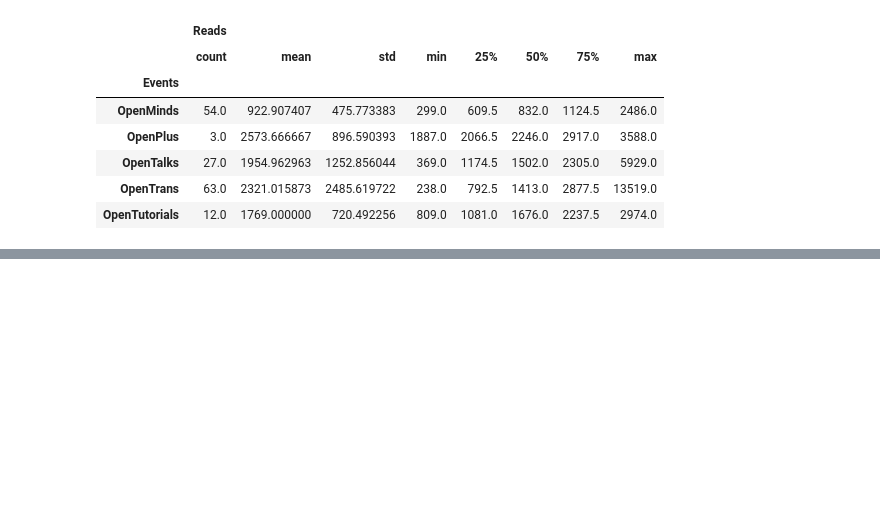
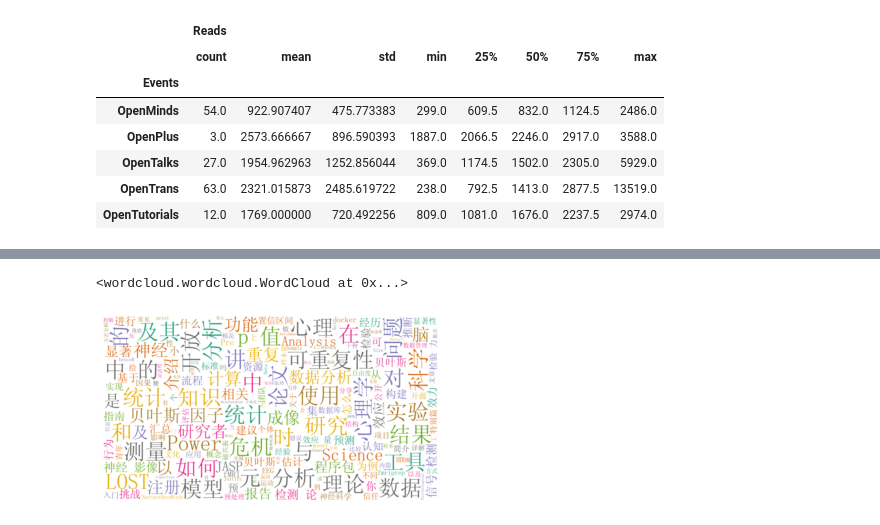
Before and after one commit to Chinese-Open-Science-Network/COSN_Manuscript, a Jupyter notebook: notebooks/cosn_fig3.ipynb, the cells around one changed output, grey strips where cells are left out. Drawn from its saved outputs; the diff is of its cells as text; code cells hidden in the pictures; blank space fills up the shorter version.

Commit message:
word cloud added

```diff
--- a/notebooks/cosn_fig3.ipynb
+++ b/notebooks/cosn_fig3.ipynb
@@ -16,8 +16,12 @@ from datetime import datetime
 # Read data
 data_dir = Path(proj_path_str) / 'data'
 fig_dir = Path(proj_path_str) / 'figs'
+logo_dir = Path(proj_path_str) / 'logo'
 
 data_tab_file  = data_dir / 'cosn_events.csv'
+wordcloud_out_file  = fig_dir / 'cosn_wordCloud.png'
+
+#
 data_df = pd.read_csv(data_tab_file, sep=',', header=0, index_col=None)
 
 # format time string
@@ -181,3 +184,16 @@ Top 5 most reads for OpenPlus
 | 29 | OpenPlus | 2021-12-01 | 3588 | 圣诞特别节目：Merry Industry | Christmas special event: Merry In... |
 | 13 | OpenPlus | 2020-12-01 | 2246 | 年终特别篇：To be or not to be——2020逼你二选一 | 年终特别篇：To be or not to be——2020逼你二选一 |
 | 10 | OpenPlus | 2020-10-01 | 1887 | 万圣节特别篇：Trick or treat——从学术圈到工业界 | 万圣节特别篇：Trick or treat——从学术圈到工业界 |
+# %%
+# word cloud
+from wordcloud import WordCloud
+from matplotlib.pyplot import imread
+import matplotlib.pyplot as plt
+import jieba
+jieba.enable_parallel(8)
+#
+image_mask_file = "COSN_logo.png"
+mytext=" ".join(list(data_df.Topic))
+mytext=" ".join(jieba.cut(mytext))
+fig_mask = imread(logo_dir / image_mask_file)
+mytext
@@ -183,0 +206,18 @@ Top 5 most reads for OpenPlus
+# %%
+FIGSIZE=[1960, 1080]
+#wordcloud_out_file  = fig_dir / 'cosn_wordCloud.png'
+wordcloud = WordCloud(font_path="simsun.ttf",
+                      #mask=fig_mask,
+                      width=FIGSIZE[0], height=FIGSIZE[1],
+                      contour_width=3, repeat=True,
+                      min_font_size=6, max_font_size=128,
+                      contour_color='darkblue', background_color="white", colormap = 'Dark2',
+                      margin=2, mode='RGB').generate(mytext)
+
+plt.imshow(wordcloud, interpolation='bilinear')
+plt.axis("off")
+#save_file
+wordcloud.to_file(wordcloud_out_file)
+# %% [output]
+<wordcloud.wordcloud.WordCloud at 0x...>
+[figure, added]
```
Also changed, not shown: parts of 2 cells of this notebook, 3 other files.
